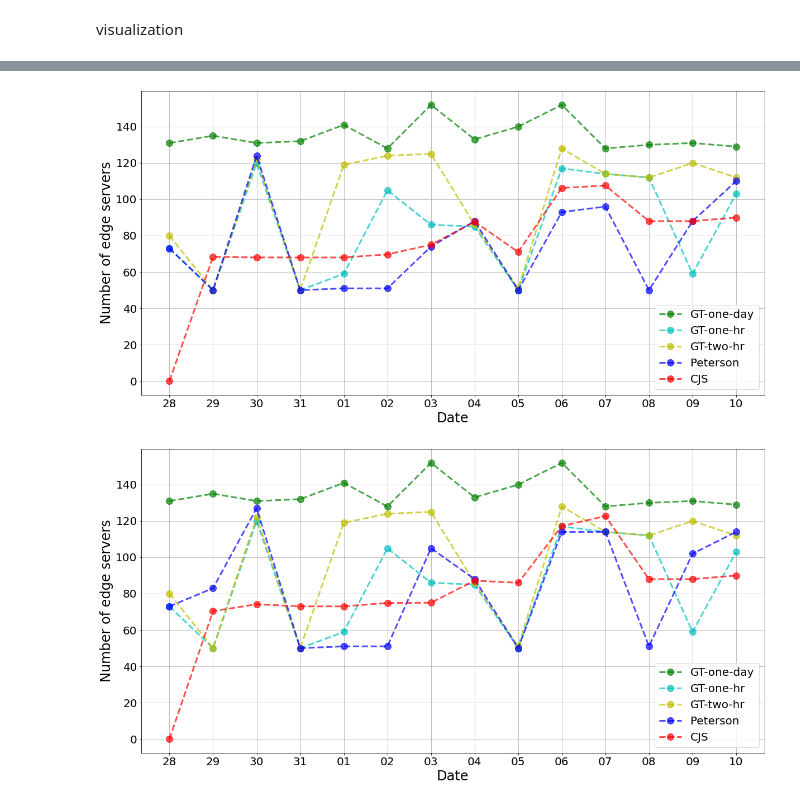
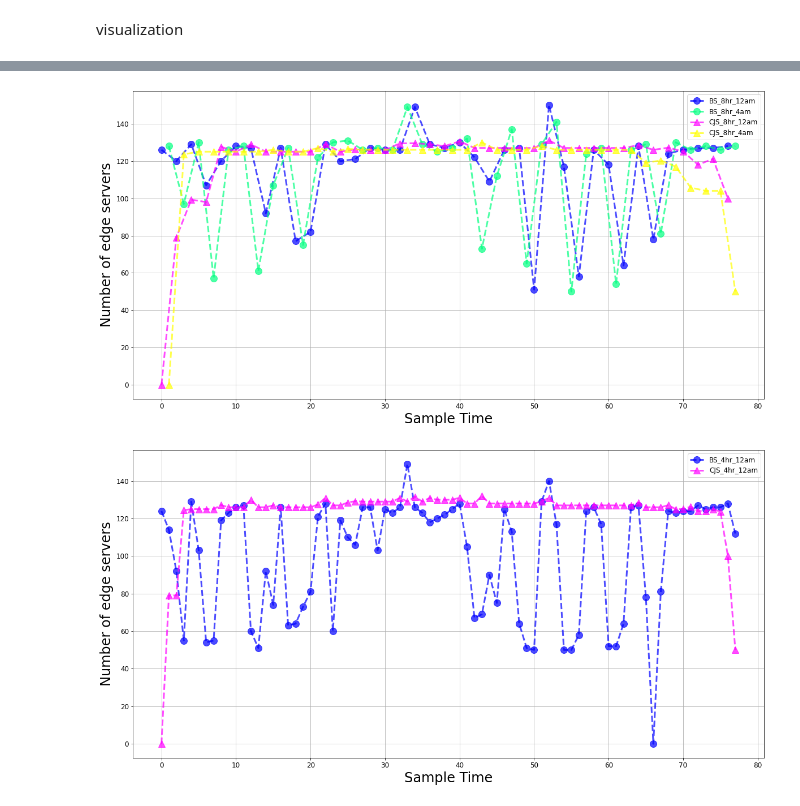
Before and after one commit to jill880829/CJS-Server-Size-Estimation, a Jupyter notebook: CJS-tw.ipynb, the cells around one changed output, grey strips where cells are left out. Cells and saved outputs as stored; diff of their text form; code cells hidden in the pictures.

```diff
--- a/CJS-tw.ipynb
+++ b/CJS-tw.ipynb
@@ -397,0 +613,5 @@ print(C_tran_table_4pm)
+# %%
+C_tran = np.zeros((len(date),), dtype = int)
+record_server_table = []
+last_capture_table = np.zeros((len(date), len(date)), dtype = int)
+m_t, u_t, n_t = np.zeros((len(date),), dtype = int), np.zeros((len(date),), dtype = int), np.zeros((len(date),), dtype = int)
@@ -397,0 +642,5 @@ print(C_tran_table_4pm)
+# %%
+C_tran = np.zeros((3*len(date),), dtype = int)
+record_server_table = []
+last_capture_table = np.zeros((3*len(date), 3*len(date)), dtype = int)
+m_t, u_t, n_t = np.zeros((3*len(date),), dtype = int), np.zeros((3*len(date),), dtype = int), np.zeros((3*len(date),), dtype = int)
@@ -397,0 +678,5 @@ print(C_tran_table_4pm)
+# %%
+C_tran = np.zeros((3*len(date),), dtype = int)
+record_server_table = []
+last_capture_table = np.zeros((3*len(date), 3*len(date)), dtype = int)
+m_t, u_t, n_t = np.zeros((3*len(date),), dtype = int), np.zeros((3*len(date),), dtype = int), np.zeros((3*len(date),), dtype = int)
@@ -397,0 +714,5 @@ print(C_tran_table_4pm)
+# %%
+C_tran = np.zeros((6*len(date),), dtype = int)
+record_server_table = []
+last_capture_table = np.zeros((6*len(date), 6*len(date)), dtype = int)
+m_t, u_t, n_t = np.zeros((6*len(date),), dtype = int), np.zeros((6*len(date),), dtype = int), np.zeros((6*len(date),), dtype = int)
@@ -406,44 +804,47 @@ import matplotlib.patches as mpatches
 # %%
-#CJS 8am 0.25 hr
+#CJS 8hr
 fig, ax = plt.subplots(figsize=(20, 10))
-x_axis = ['28', '29', '30', '31', '01', '02', '03', '04', '05', '06', '07', '08', '09', '10']
-ax.set_xlabel('Date', fontsize=24)
+date = ['29', '30', '31', '01', '02', '03', '04', '05', '06', '07', '08', '09', '10']
+time = ['0', '4', '8', '12', '16', '20']
+x_axis1 = [2*d for d in range(13*3)]
+x_axis2 = [2*d+1 for d in range(13*3)]
+color_idx = np.linspace(0, 1, 2)
+ax.set_xlabel('Sample Time', fontsize=24)
 ax.set_ylabel('Number of edge servers', fontsize=24)
+plt.plot(x_axis1, BS_8hr_12am[2:-1], "o--", markersize=12, linewidth=3, color=plt.cm.winter(color_idx[0]), label='BS_8hr_12am', alpha=0.7)
+plt.plot(x_axis2, BS_8hr_4am[2:-1], "o--", markersize=12, linewidth=3, color=plt.cm.winter(color_idx[1]), label='BS_8hr_4am', alpha=0.7)
 
-plt.plot(x_axis, GT_one_day, "o--", markersize=12, linewidth=3, color='g', label='GT-one-day', alpha=0.7)
-plt.plot(x_axis, GT_one_hr_8am, "o--", markersize=12, linewidth=3, color='c', label='GT-one-hr', alpha=0.7)
-plt.plot(x_axis, GT_two_hr_8am, "o--", markersize=12, linewidth=3, color='y', label='GT-two-hr', alpha=0.7)
-plt.plot(x_axis, peterson_est[0], "o--", markersize=12, linewidth=3, color='b', label='Peterson', alpha=0.7)
-plt.plot(x_axis, estimate_N_table_8am[0], "o--", markersize=12, linewidth=3, color='r', label='CJS', alpha=0.7)
+plt.plot(x_axis1, estimate_N_8hr_12am, "^--", markersize=12, linewidth=3, color=plt.cm.spring(color_idx[0]), label='CJS_8hr_12am', alpha=0.7)
+plt.plot(x_axis2, estimate_N_8hr_4am, "^--", markersize=12, linewidth=3, color=plt.cm.spring(color_idx[1]), label='CJS_8hr_4am', alpha=0.7)
 
 ax.grid()
-leg = ax.legend(fontsize=20)
+leg = ax.legend(fontsize=12)
 # leg.set_title('Sampling Duration',prop={'size':20})
 
-ax.tick_params(axis='both', which='major', labelsize=20)
+ax.tick_params(axis='both', which='major', labelsize=12)
 
 plt.show()
 # %% [output]
-[figure, old version]
+[figure, new version]
 # %%
-#CJS 8am 0.5 hr
+#CJS 8hr
 fig, ax = plt.subplots(figsize=(20, 10))
-x_axis = ['28', '29', '30', '31', '01', '02', '03', '04', '05', '06', '07', '08', '09', '10']
-ax.set_xlabel('Date', fontsize=24)
+date = ['29', '30', '31', '01', '02', '03', '04', '05', '06', '07', '08', '09', '10']
+time = ['0', '4', '8', '12', '16', '20']
+x_axis1 = [d for d in range(13*6)]
+color_idx = np.linspace(0, 1, 2)
+ax.set_xlabel('Sample Time', fontsize=24)
 ax.set_ylabel('Number of edge servers', fontsize=24)
+plt.plot(x_axis1, BS_4hr_12am[5:-1], "o--", markersize=12, linewidth=3, color=plt.cm.winter(color_idx[0]), label='BS_4hr_12am', alpha=0.7)
 
-plt.plot(x_axis, GT_one_day, "o--", markersize=12, linewidth=3, color='g', label='GT-one-day', alpha=0.7)
-plt.plot(x_axis, GT_one_hr_8am, "o--", markersize=12, linewidth=3, color='c', label='GT-one-hr', alpha=0.7)
-plt.plot(x_axis, GT_two_hr_8am, "o--", markersize=12, linewidth=3, color='y', label='GT-two-hr', alpha=0.7)
-plt.plot(x_axis, peterson_est[1], "o--", markersize=12, linewidth=3, color='b', label='Peterson', alpha=0.7)
-plt.plot(x_axis, estimate_N_table_8am[1], "o--", markersize=12, linewidth=3, color='r', label='CJS', alpha=0.7)
+plt.plot(x_axis1, estimate_N_4hr_12am, "^--", markersize=12, linewidth=3, color=plt.cm.spring(color_idx[0]), label='CJS_4hr_12am', alpha=0.7)
 
 ax.grid()
-leg = ax.legend(fontsize=20)
+leg = ax.legend(fontsize=12)
 # leg.set_title('Sampling Duration',prop={'size':20})
 
-ax.tick_params(axis='both', which='major', labelsize=20)
+ax.tick_params(axis='both', which='major', labelsize=12)
 
 plt.show()
 # %% [output]
-[figure, old version]
+[figure, new version]
```
Also changed, not shown: parts of 67 cells of this notebook.
